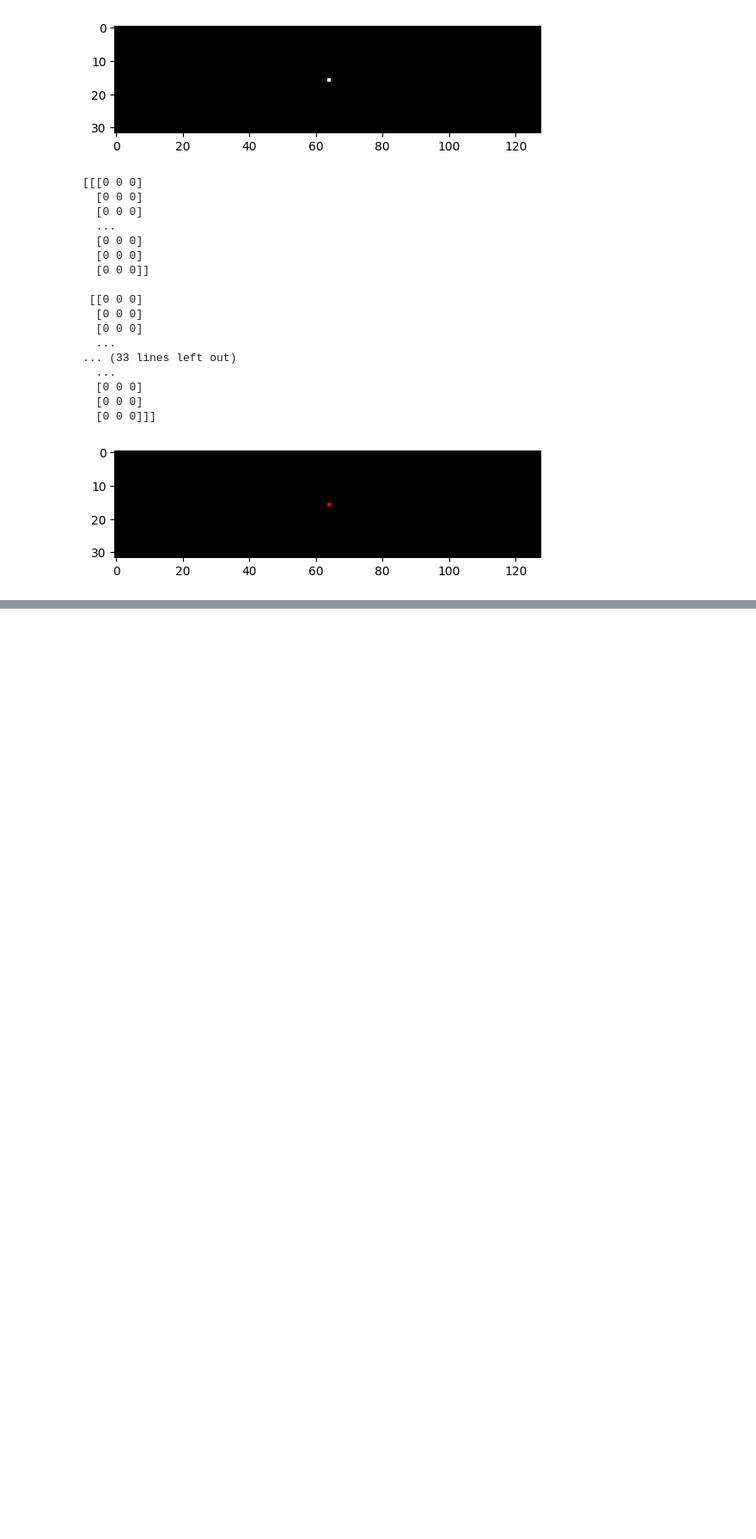
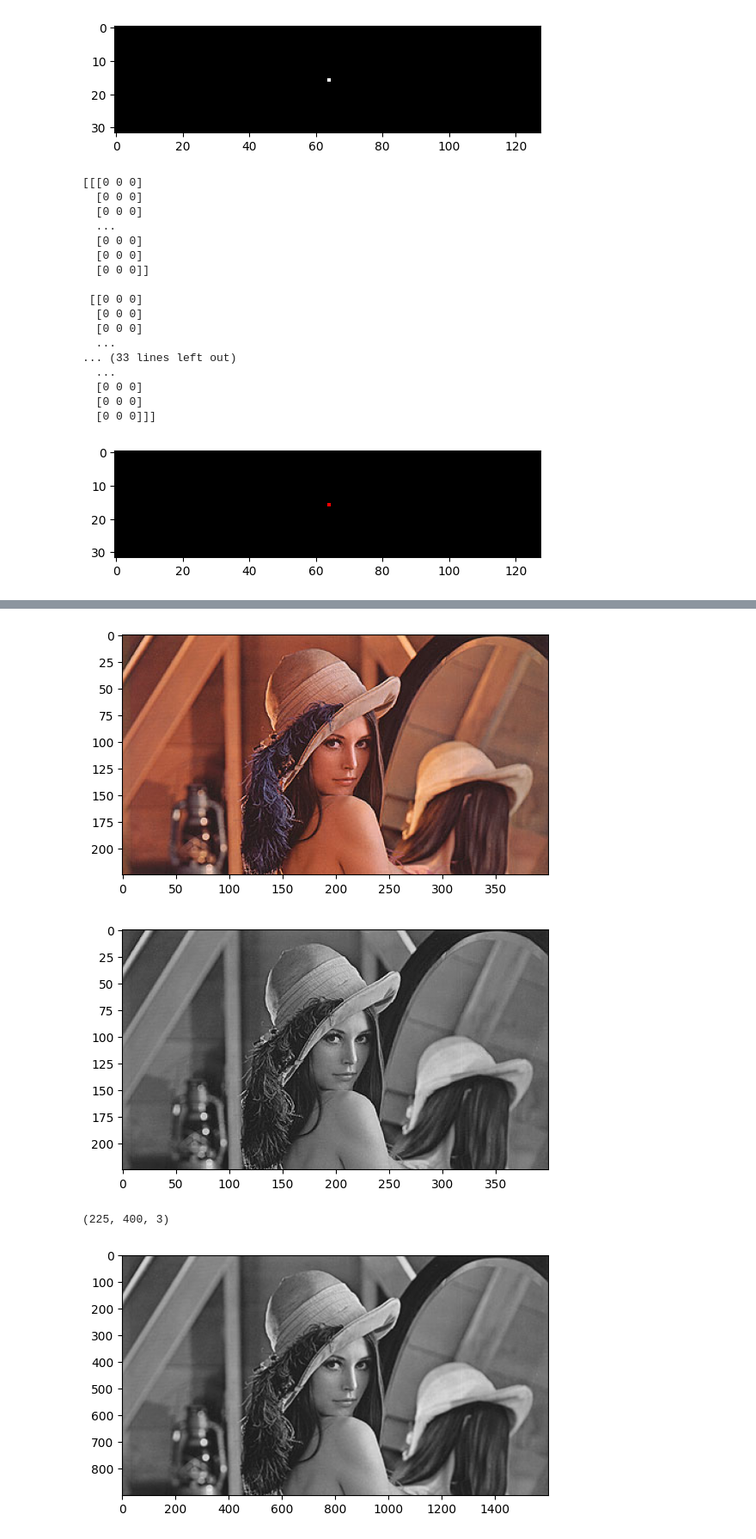
Before and after one commit to svabela5/IPVCLectures, a Jupyter notebook: lecture2.ipynb, the cells around one changed output, grey strips where cells are left out. Shown at 86% size. Cells and saved outputs as stored; diff of their text form; code cells hidden in the pictures; blank space fills up the shorter version.

```diff
--- a/lecture2.ipynb
+++ b/lecture2.ipynb
@@ -86,0 +107,27 @@ plt.show()
+# %%
+imBGR = cv2.imread('images/lena.jpg')
+
+imRGB = cv2.cvtColor(imBGR, cv2.COLOR_BGR2RGB)
+plt.imshow(imRGB)
+plt.show()
+
+imGray = cv2.cvtColor(imBGR, cv2.COLOR_BGR2GRAY)
+plt.imshow(imGray, cmap='gray')
+plt.show()
+
+print(imRGB.shape)
+
+imGrayresizes = cv2.resize(imGray, (imGray.shape[1]*4, imGray.shape[0]*4)) # note that opencv is coloumns(x) and rows(y)
+plt.imshow(imGrayresizes, cmap='gray')
+plt.show()
+
+#output using opencv
+cv2.imshow("Original", imGray)
+cv2.imshow("Resized", imGrayresizes)
+cv2.waitKey(0)
+cv2.destroyAllWindows()
+# %% [output]
+[figure, added]
+[figure, added]
+(225, 400, 3)
+[figure, added]
```
Also changed, not shown: parts of 9 cells of this notebook, 1 other file.
